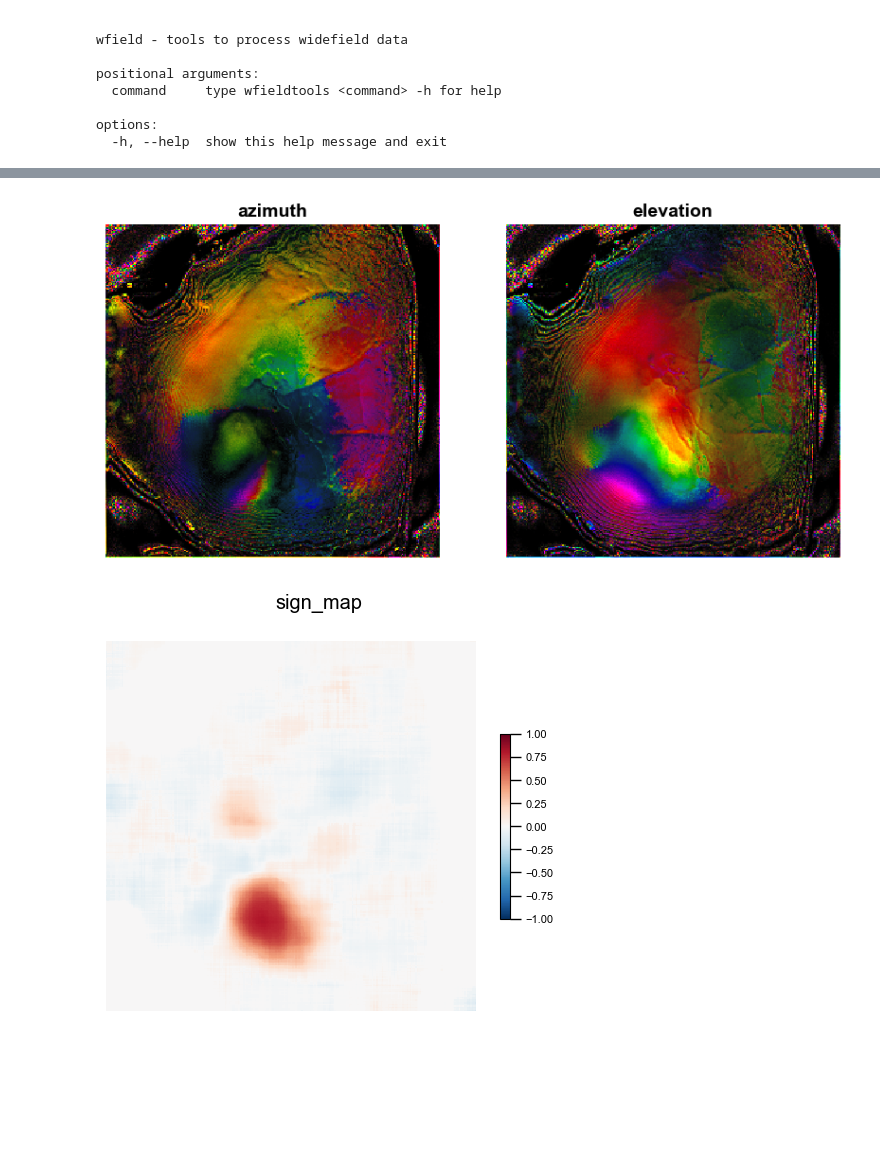
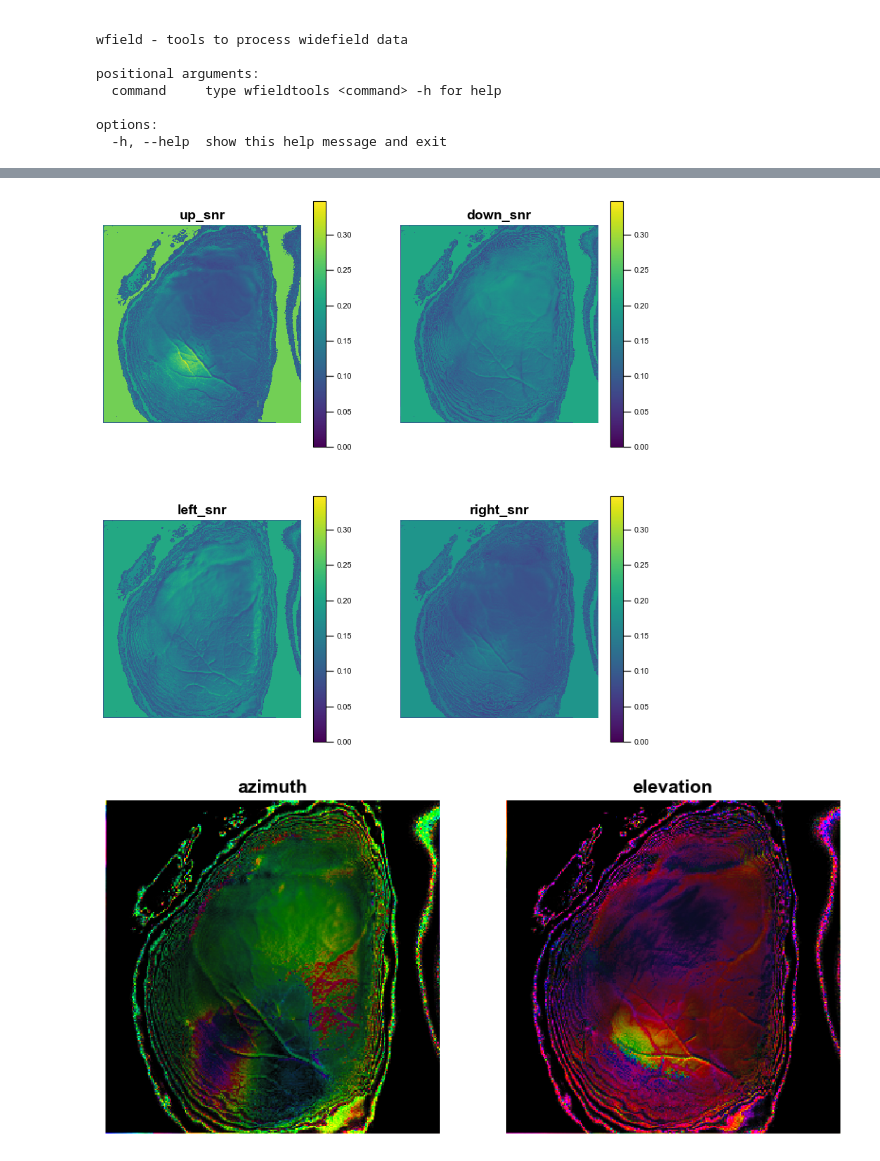
Before and after one commit to Zhaoxi-Liu/widefield_imaging_analysis, a Jupyter notebook: wf_analysis_LZX.ipynb, the cells around one changed output, grey strips where cells are left out. Drawn from its saved outputs; the diff is of its cells as text; code cells hidden in the pictures; blank space fills up the shorter version.

```diff
--- a/wf_analysis_LZX.ipynb
+++ b/wf_analysis_LZX.ipynb
@@ -351,7 +403,11 @@ if export_corr_tif is True:
 
     print('\n\nAll image reconstruction finished!')
 # %%
-phasemap('Z:\\WF_VC_liuzhaoxi\\23.10.19_G360_gp4.3\\retinotopy_10x4\\process\\20231019-173832-merged', nrepeats=10, post_trial=3, export_ave_tif=False, export_phase=False)
+from wfield_utils import *
+
+phasemap(r'Z:\WF_VC_liuzhaoxi\23.11.14_C61\retinotopy\process\20231114-164712-merged',
+         nrepeats=10, post_trial=3, export_ave_tif=False, export_raw_tif=False,
+         plot_snr=True, plot_phasemasp=True, export_phase=False)
 # %% [output]
-[figure, old version]
+[figure, new version]
-[figure, old version]
+[figure, new version]
```
Also changed, not shown: parts of 12 cells of this notebook, 25 other files.
